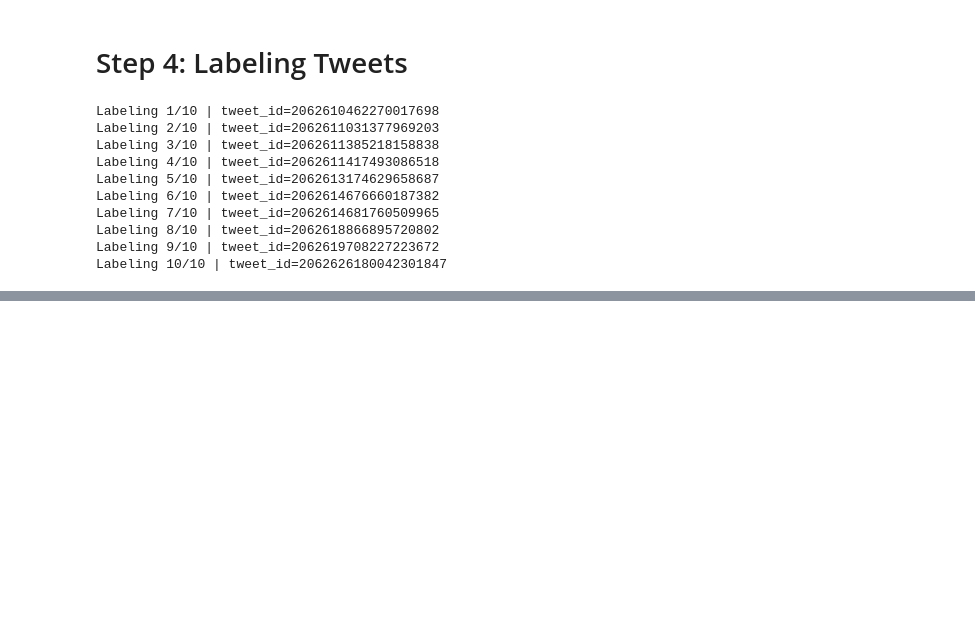
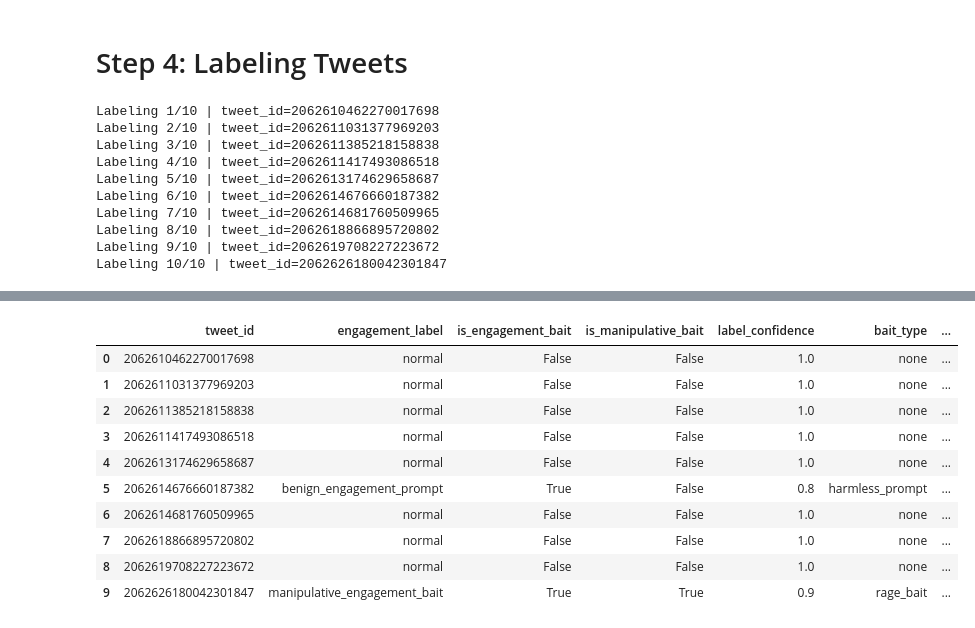
Before and after one commit to RJ-Worrall/Twitter_Engagement_Bait_Modeling, a Jupyter notebook: Twitter_Project.ipynb, the cells around one changed output, grey strips where cells are left out. Drawn from its saved outputs; the diff is of its cells as text; code cells hidden in the pictures; blank space fills up the shorter version.

```diff
--- a/Twitter_Project.ipynb
+++ b/Twitter_Project.ipynb
@@ -1424,30 +1440,42 @@ tweet_lookup = {
 # Add original tweet text
 test_labels_df["tweet_text"] = (
     test_labels_df["tweet_id"]
     .map(tweet_lookup)
 )
 
 display(
     test_labels_df[[
         "tweet_id",
         "tweet_text",
         "engagement_label",
         "is_engagement_bait",
         "is_manipulative_bait",
         "label_confidence",
         "bait_type",
         "label_reason"
     ]]
 )
+test_labels_df
 # %% [output]
 |  | tweet_id | tweet_text | engagement_label | is_engagement_bait | is_manipulative_bait | label_confidence | ... |
 | 0 | 2062610462270017698 | @yogurtlover02 play a game, start... | normal | False | False | 1.0 | ... |
 | 1 | 2062611031377969203 | @donkas101 @korkodiaING @fatiscop... | normal | False | False | 1.0 | ... |
 | 2 | 2062611385218158838 | My agent engineering hacks (inspi... | normal | False | False | 1.0 | ... |
 | 3 | 2062611417493086518 | @ChrisMartzWX I actually think Qu... | normal | False | False | 1.0 | ... |
 | 4 | 2062613174629658687 | @swirlixpolls 1) Grandad used to ... | normal | False | False | 1.0 | ... |
 | 5 | 2062614676660187382 | What fast food spot did you work ... | benign_engagement_prompt | True | False | 0.8 | ... |
 | 6 | 2062614681760509965 | taylor swift’s\n\nbest song: all ... | normal | False | False | 1.0 | ... |
 | 7 | 2062618866895720802 | @shagbark_hick I do what your fri... | normal | False | False | 1.0 | ... |
 | 8 | 2062619708227223672 | Best defender of the 2020s that j... | normal | False | False | 1.0 | ... |
 | 9 | 2062626180042301847 | @GrimoireRodreg1 @hexag0n414 @fri... | manipulative_engagement_bait | True | True | 0.9 | ... |
+|  | tweet_id | engagement_label | is_engagement_bait | is_manipulative_bait | label_confidence | bait_type | ... |
+| 0 | 2062610462270017698 | normal | False | False | 1.0 | none | ... |
+| 1 | 2062611031377969203 | normal | False | False | 1.0 | none | ... |
+| 2 | 2062611385218158838 | normal | False | False | 1.0 | none | ... |
+| 3 | 2062611417493086518 | normal | False | False | 1.0 | none | ... |
+| 4 | 2062613174629658687 | normal | False | False | 1.0 | none | ... |
+| 5 | 2062614676660187382 | benign_engagement_prompt | True | False | 0.8 | harmless_prompt | ... |
+| 6 | 2062614681760509965 | normal | False | False | 1.0 | none | ... |
+| 7 | 2062618866895720802 | normal | False | False | 1.0 | none | ... |
+| 8 | 2062619708227223672 | normal | False | False | 1.0 | none | ... |
+| 9 | 2062626180042301847 | manipulative_engagement_bait | True | True | 0.9 | rage_bait | ... |
```
Also changed, not shown: parts of 5 cells of this notebook.
